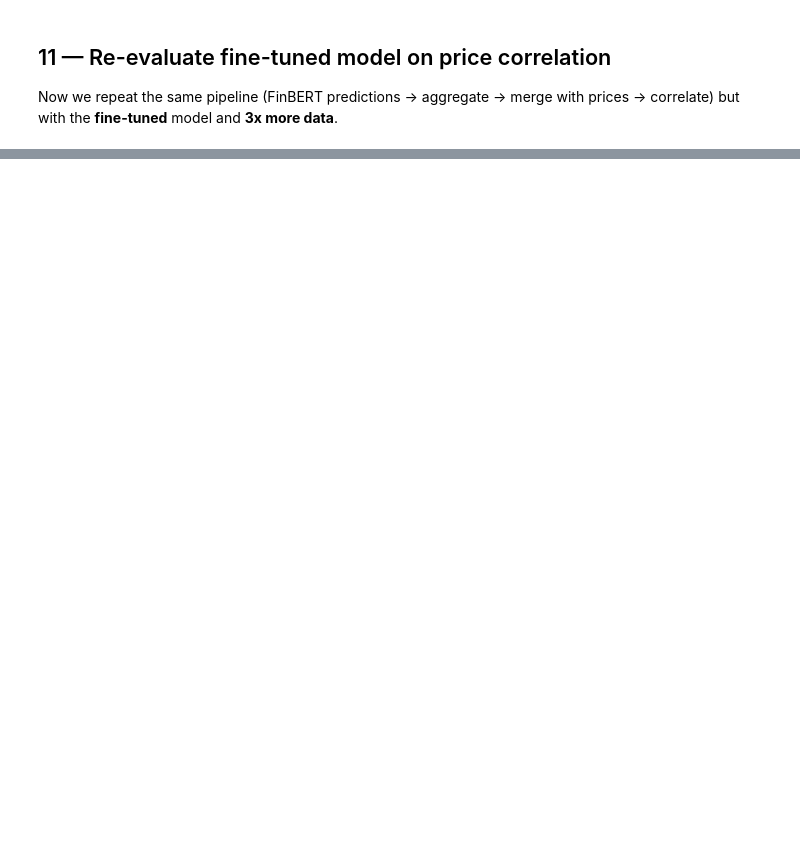
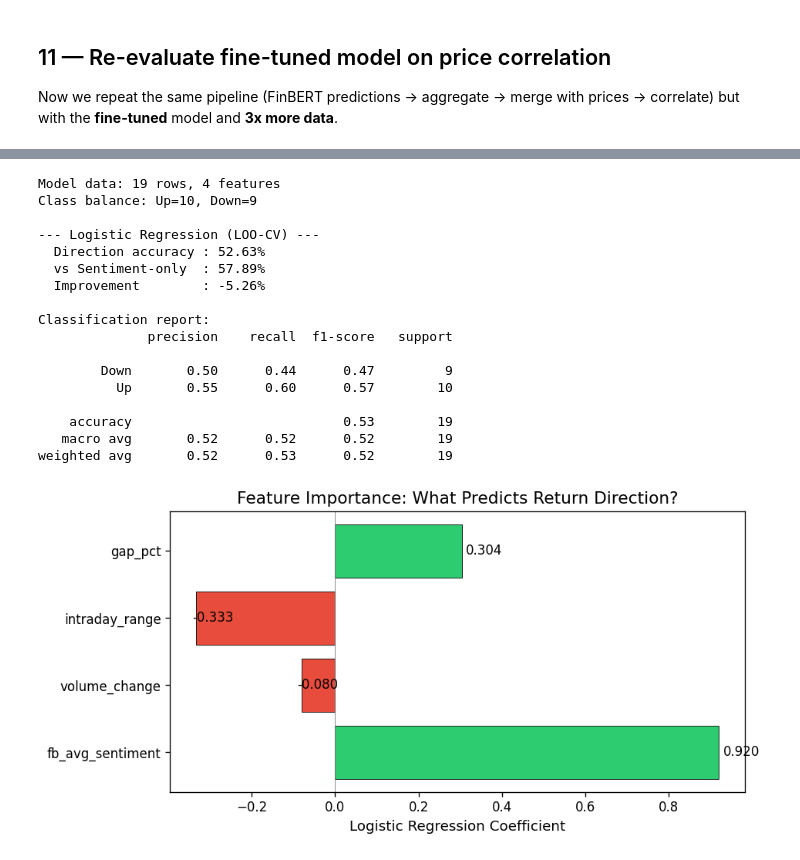
Before and after one commit to pitelet222/financial_sentiment_analysis, a Jupyter notebook: notebooks/evaluation/04_finbert_price_evaluation.ipynb, the cells around one changed output, grey strips where cells are left out. Saved outputs shown, nothing was run; the diff lists cells and outputs as text; code cells hidden in the pictures; blank space fills up the shorter version.

```diff
--- a/notebooks/evaluation/04_finbert_price_evaluation.ipynb
+++ b/notebooks/evaluation/04_finbert_price_evaluation.ipynb
@@ -686,0 +883,76 @@ print("=" * 60)
+# %%
+# --- Improvement C: Logistic Regression (sentiment + technicals) ---
+from sklearn.linear_model import LogisticRegression
+from sklearn.preprocessing import StandardScaler
+from sklearn.model_selection import LeaveOneOut, cross_val_predict
+from sklearn.metrics import accuracy_score, classification_report
+
+# Build feature matrix from the fine-tuned merged data (has_news_ft = 19 rows)
+FEATURES = ["fb_avg_sentiment", "volume_change", "intraday_range", "gap_pct"]
+TARGET = "return_direction"
+
+# Drop any rows with NaN in features or target
+model_df = has_news_ft.dropna(subset=FEATURES + [TARGET]).copy()
+X = model_df[FEATURES].values
+y = model_df[TARGET].values.astype(int)
+
+print(f"Model data: {len(model_df)} rows, {len(FEATURES)} features")
+print(f"Class balance: Up={y.sum()}, Down={len(y)-y.sum()}")
+
+# With only 19 samples, use Leave-One-Out cross-validation (most robust for small datasets)
+scaler = StandardScaler()
+X_scaled = scaler.fit_transform(X)
+
+loo = LeaveOneOut()
+y_pred_loo = cross_val_predict(
+    LogisticRegression(random_state=42, max_iter=1000),
+    X_scaled, y, cv=loo,
+)
+
+loo_accuracy = accuracy_score(y, y_pred_loo)
+
+print(f"\n--- Logistic Regression (LOO-CV) ---")
+print(f"  Direction accuracy : {loo_accuracy:.2%}")
+print(f"  vs Sentiment-only  : {eval_results_ft['overall']['direction_accuracy']:.2%}")
+print(f"  Improvement        : {loo_accuracy - eval_results_ft['overall']['direction_accuracy']:+.2%}")
+
+print(f"\nClassification report:")
+print(classification_report(y, y_pred_loo, target_names=["Down", "Up"]))
+
+# Train final model on all data to see feature importance
+lr_final = LogisticRegression(random_state=42, max_iter=1000)
+lr_final.fit(X_scaled, y)
+
+# Feature importance bar chart
+fig, ax = plt.subplots(figsize=(8, 4))
+coefs = lr_final.coef_[0]
+colors = ["#2ecc71" if c > 0 else "#e74c3c" for c in coefs]
+bars = ax.barh(FEATURES, coefs, color=colors, edgecolor="k", lw=0.5)
+ax.set_xlabel("Logistic Regression Coefficient")
+ax.set_title("Feature Importance: What Predicts Return Direction?")
+ax.axvline(0, color="grey", lw=0.5)
+for bar, c in zip(bars, coefs):
+    ax.text(c + 0.01 * np.sign(c), bar.get_y() + bar.get_height()/2,
+            f"{c:.3f}", va="center", fontsize=10)
+fig.tight_layout()
+plt.savefig(str(PROJECT_ROOT / "reports" / "figures" / "feature_importance.png"), dpi=150)
+plt.show()
+# %% [output]
+Model data: 19 rows, 4 features
+Class balance: Up=10, Down=9
+
+--- Logistic Regression (LOO-CV) ---
+  Direction accuracy : 52.63%
+  vs Sentiment-only  : 57.89%
+  Improvement        : -5.26%
+
+Classification report:
+              precision    recall  f1-score   support
+
+        Down       0.50      0.44      0.47         9
+          Up       0.55      0.60      0.57        10
+
+    accuracy                           0.53        19
+   macro avg       0.52      0.52      0.52        19
+weighted avg       0.52      0.53      0.52        19
+[figure, added]
```
Also changed, not shown: parts of 13 cells of this notebook, 9 other files.
